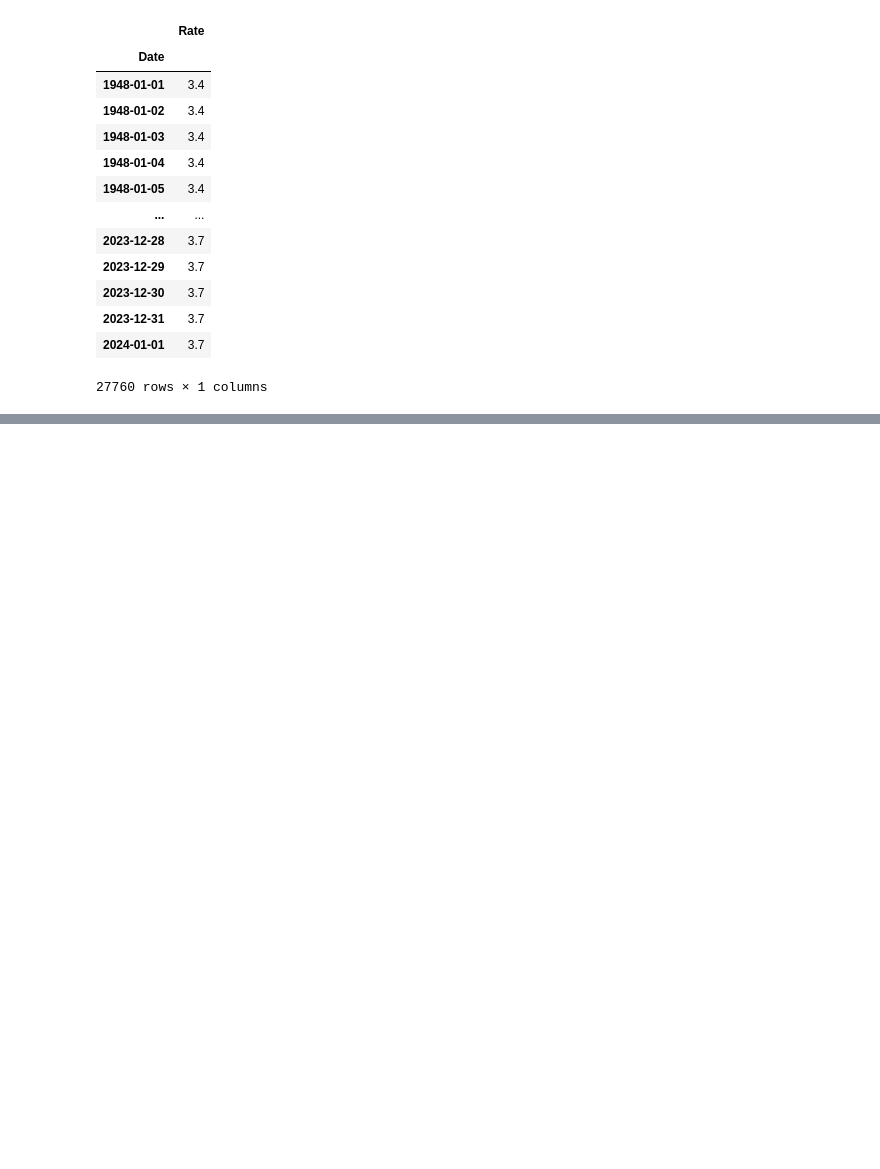
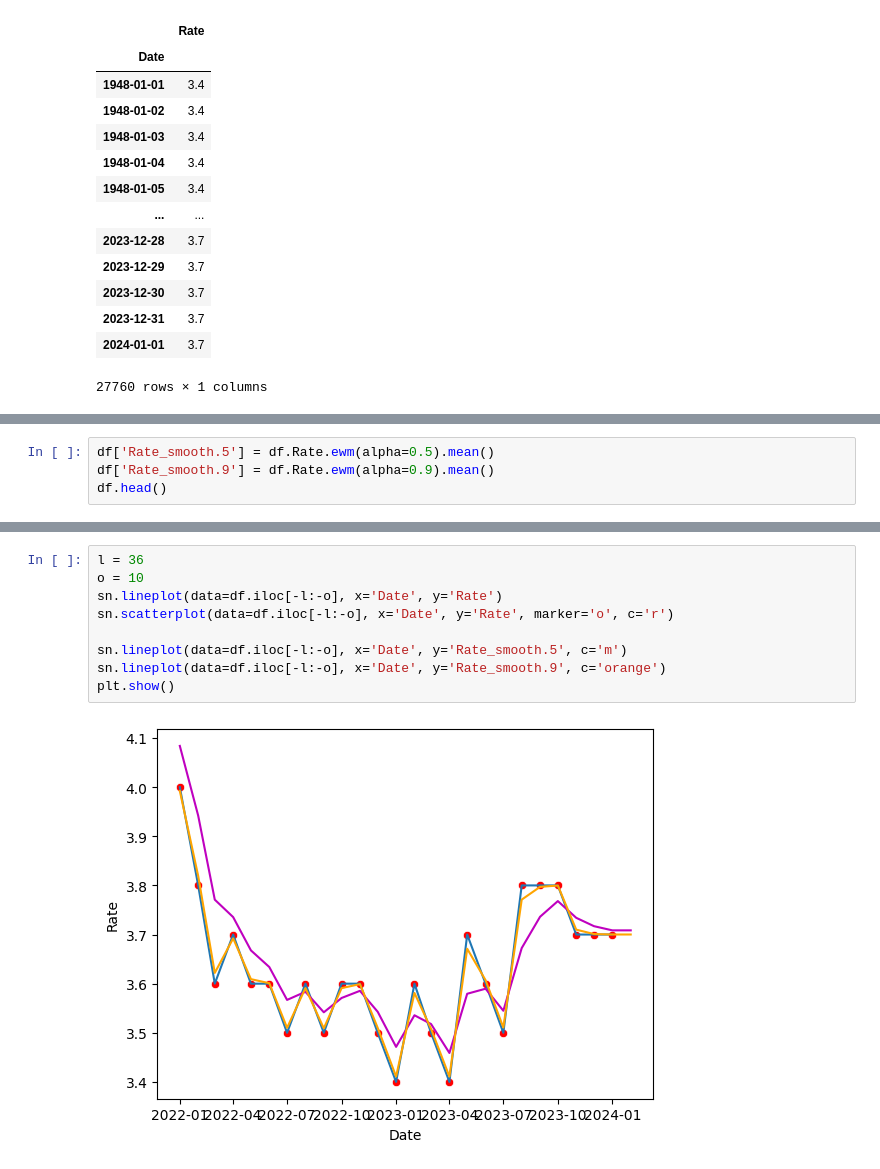
Before and after one commit to santosmv/Learning-machine-learning, a Jupyter notebook: Time-Series/data_preprocessing.ipynb, the cells around one changed output, grey strips where cells are left out. Drawn from its saved outputs; the diff is of its cells as text; blank space fills up the shorter version.

```diff
--- a/Time-Series/data_cleaning.ipynb
+++ b/Time-Series/data_preprocessing.ipynb
@@ -326,0 +331,4 @@ df_up_samp
+# %%
+df['Rate_smooth.5'] = df.Rate.ewm(alpha=0.5).mean()
+df['Rate_smooth.9'] = df.Rate.ewm(alpha=0.9).mean()
+df.head()
@@ -326,0 +342,11 @@ df_up_samp
+# %%
+l = 36
+o = 10
+sn.lineplot(data=df.iloc[-l:-o], x='Date', y='Rate')
+sn.scatterplot(data=df.iloc[-l:-o], x='Date', y='Rate', marker='o', c='r')
+
+sn.lineplot(data=df.iloc[-l:-o], x='Date', y='Rate_smooth.5', c='m')
+sn.lineplot(data=df.iloc[-l:-o], x='Date', y='Rate_smooth.9', c='orange')
+plt.show()
+# %% [output]
+[figure, added]
```
Also changed, not shown: parts of 15 cells of this notebook, 4 other files.
